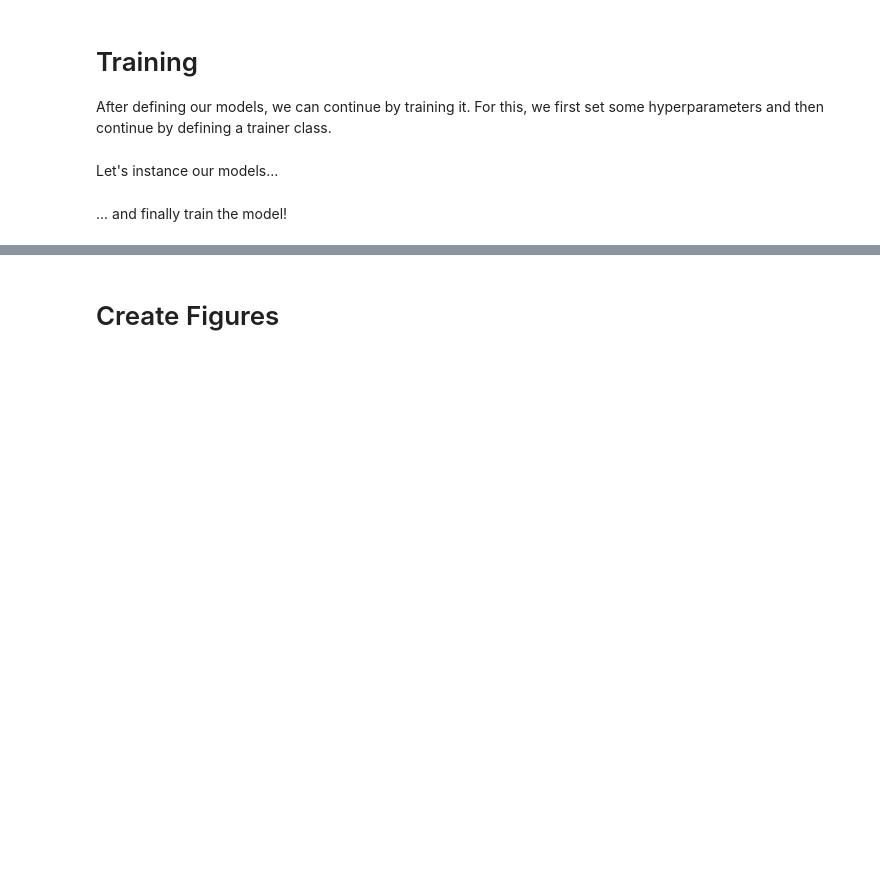
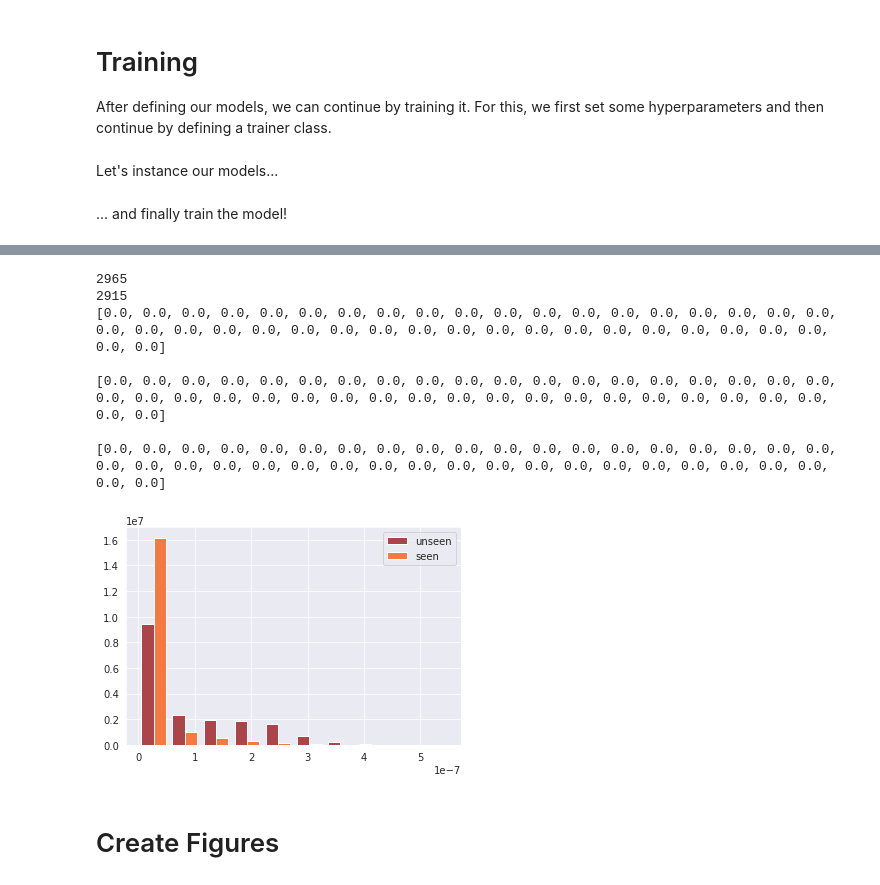
Before and after one commit to stefanwezel/urdtc, a Jupyter notebook: uRDTC.ipynb, the cells around one changed output, grey strips where cells are left out. Cells and saved outputs as stored; diff of their text form; code cells hidden in the pictures; blank space fills up the shorter version.

```diff
--- a/uRDTC.ipynb
+++ b/uRDTC.ipynb
@@ -1590,7 +1593,7 @@ model.strategy = 'remRDTC'
 # %% [markdown]
 ... and finally train the model!
 # %%
-trainer = Trainer(model, dataloaders, 20, device, log_freq, data_path + '/../log/')
+trainer = Trainer(model, dataloaders, 40, device, log_freq, data_path + '/../log/')
 torch.cuda.empty_cache()
 trainer.train()
 # %% [output]
@@ -1636,3 +1702,56 @@ print(trainer.mean_sigmas)
+# %%
+# cell 3
+# plt.hist(unseen_sigmas)
+# plt.hist(seen_sigmas)
+# plt.hist(unseen_sigmas_means)
+# plt.hist(seen_sigmas_means)
+print(len(seen_sigmas))
+print(len(unseen_sigmas))
+# plt.hist(np.array(unseen_sigmas_means),
+#          bins = np.arange(0.0, 0.005, 0.001),
+#          color='#AC454A',
+#          density=True,
+#          label='unseen',
+#          weights=np.ones_like(np.array(unseen_sigmas_means)))
+
+# plt.hist(np.array(seen_sigmas_means),
+# #          bins = np.arange(0.075, 0.15, 0.0025),
+#          bins = np.arange(0.0, 0.005, 0.001),
+#          color='#F67941',
+#          density=True,
+#          label='seen',
+#          alpha=0.7
+#         )
+
+
+plt.hist([np.array(unseen_sigmas), np.array(seen_sigmas)],
+#          bins = np.arange(0.001, 0.005, 0.001),
+         color=['#AC454A','#F67941'],
+         density=[True, True],
+         label=['unseen', 'seen'],
+#          weights=[np.ones_like(np.array(unseen_sigmas_means)),np.ones_like(np.array(unseen_sigmas_means))]
+        )
+
+
+plt.legend()
+# plt.savefig(figure_path + 'zero_shot_class_uncertainty_hist.pdf',bbox_inches='tight')
+
+
+
+print(trainer.mean_attr_accs)
+print()
+print(trainer.mean_drop_ratio)
+print()
+print(trainer.mean_sigmas)
+# %% [output]
+2965
+2915
+[0.0, 0.0, 0.0, 0.0, 0.0, 0.0, 0.0, 0.0, 0.0, 0.0, 0.0, 0.0, 0.0, 0.0, 0.0, 0.0, 0.0, 0.0, 0.0, 0.0, 0.0, 0.0, 0.0, 0.0, 0.0, 0.0, 0.0, 0.0, 0.0, 0.0, 0.0, 0.0, 0.0, 0.0, 0.0, 0.0, 0.0, 0.0, 0.0, 0.0]
+
+[0.0, 0.0, 0.0, 0.0, 0.0, 0.0, 0.0, 0.0, 0.0, 0.0, 0.0, 0.0, 0.0, 0.0, 0.0, 0.0, 0.0, 0.0, 0.0, 0.0, 0.0, 0.0, 0.0, 0.0, 0.0, 0.0, 0.0, 0.0, 0.0, 0.0, 0.0, 0.0, 0.0, 0.0, 0.0, 0.0, 0.0, 0.0, 0.0, 0.0]
+
+[0.0, 0.0, 0.0, 0.0, 0.0, 0.0, 0.0, 0.0, 0.0, 0.0, 0.0, 0.0, 0.0, 0.0, 0.0, 0.0, 0.0, 0.0, 0.0, 0.0, 0.0, 0.0, 0.0, 0.0, 0.0, 0.0, 0.0, 0.0, 0.0, 0.0, 0.0, 0.0, 0.0, 0.0, 0.0, 0.0, 0.0, 0.0, 0.0, 0.0]
+[figure, added]
 # %% [markdown]
 # Create Figures
 # %%
```
Also changed, not shown: parts of 8 cells of this notebook, 2 other files.
